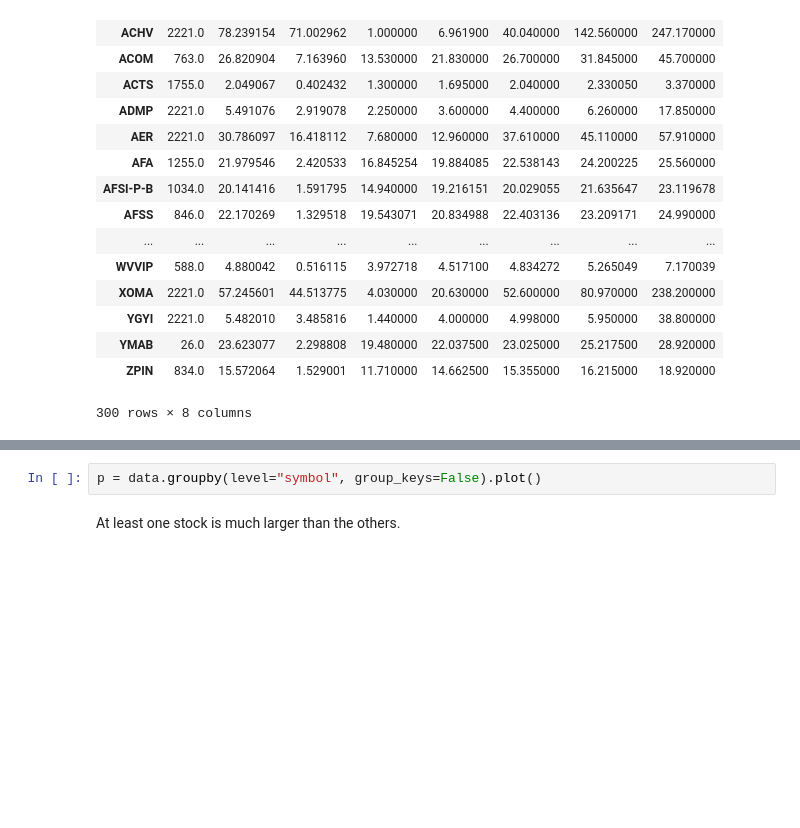
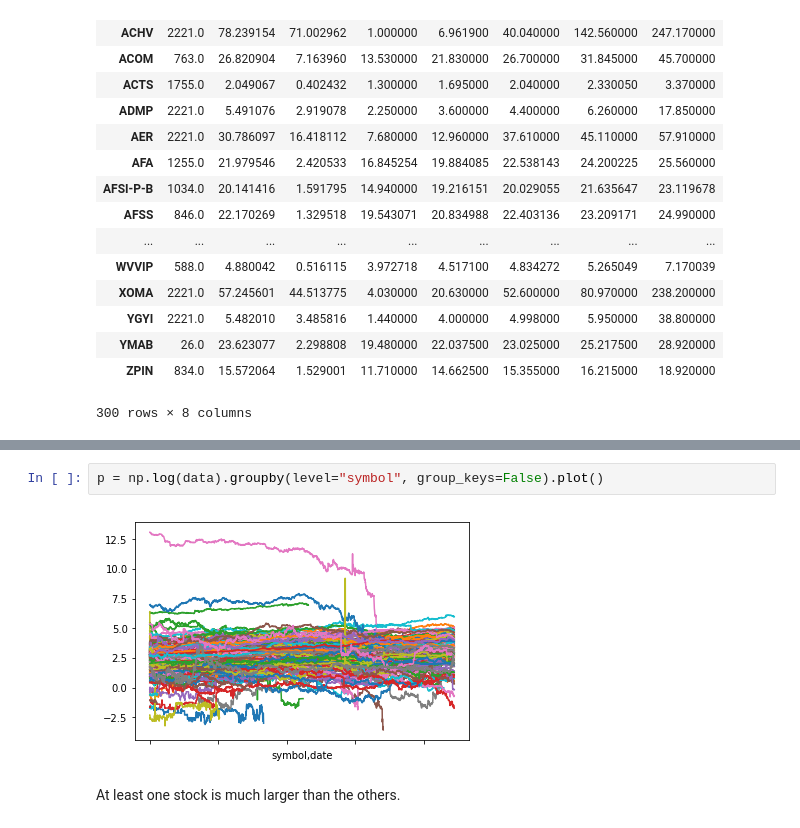
Before and after one commit to vincentqb/beta-computation, a Jupyter notebook: src/Exploration.ipynb, the cells around one changed output, grey strips where cells are left out. Drawn from its saved outputs; the diff is of its cells as text; blank space fills up the shorter version.

```diff
--- a/src/Exploration.ipynb
+++ b/src/Exploration.ipynb
@@ -62,4 +78,6 @@ data.groupby("symbol").describe()
 # %%
-p = data.groupby(level="symbol", group_keys=False).plot()
+p = np.log(data).groupby(level="symbol", group_keys=False).plot()
+# %% [output]
+[figure, added]
 # %% [markdown]
 At least one stock is much larger than the others.
```
Also changed, not shown: parts of 9 cells of this notebook, 3 other files.
